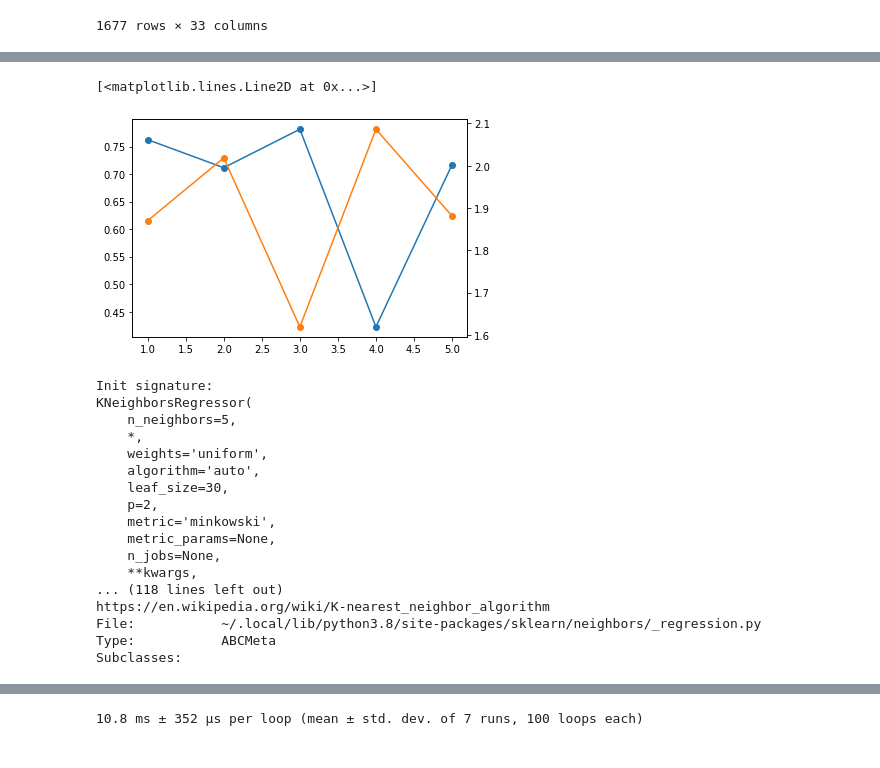
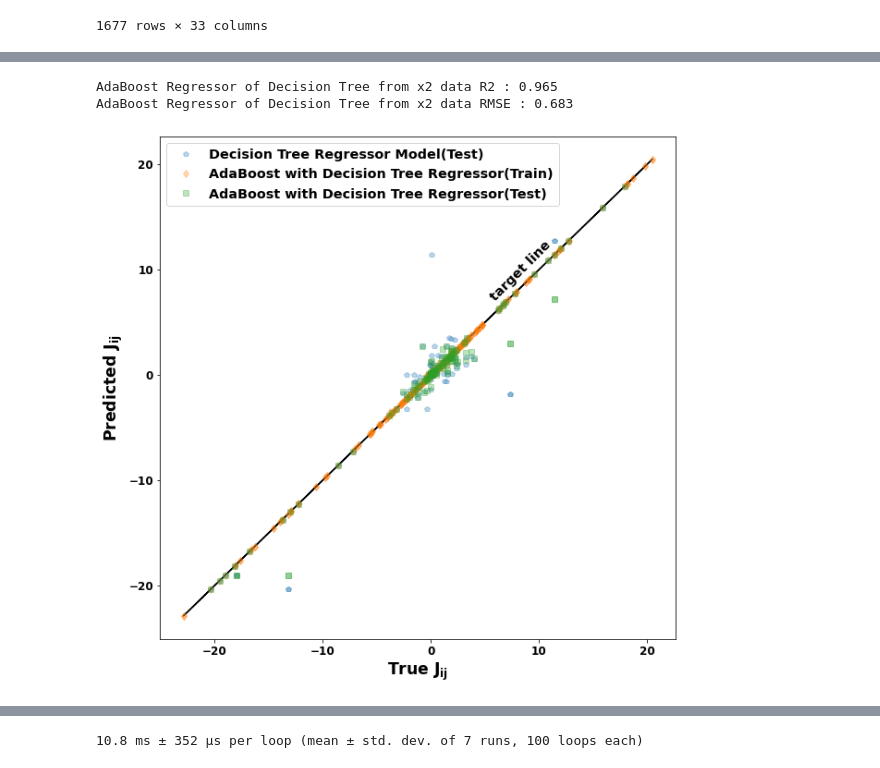
Before and after one commit to RubelMozumder/aiida_daily_work, a Jupyter notebook: Daily_Work_bin/ML_from_imps_data.ipynb, the cells around one changed output, grey strips where cells are left out. Cells and saved outputs as stored; diff of their text form; code cells hidden in the pictures.

```diff
--- a/Daily_Work_bin/ML_from_imps_data.ipynb
+++ b/Daily_Work_bin/ML_from_imps_data.ipynb
@@ -384,34 +329,36 @@ Subclasses:
-# %%
-q = []
-for nrun in range(1,6):
-    Xtrain, Xtest, ytrain, ytest = train_test_split(X, y, test_size=0.2)
-    KerRid_reg = KernelRidge(alpha=0.10, kernel='poly', degree=4)
-    KerRid_reg.fit(Xtrain,ytrain)
-    q.append([nrun, KerRid_reg.score(Xtest,ytest), np.sqrt(mean_squared_error(y_true=ytest, y_pred=KerRid_reg.predict(Xtest)))])
-q = np.array(q)
-plt.plot(q[:,0], q[:,1], 'o-')
-plt.twinx()
-plt.plot(q[:,0], q[:,2], 'o-', color='C1')
-# %% [output]
-[<matplotlib.lines.Line2D at 0x...>]
-[figure, removed]
-# %%
-KNeighborsRegressor?
-# %% [output]
-Init signature:
-KNeighborsRegressor(
-    n_neighbors=5,
-    *,
-    weights='uniform',
-    algorithm='auto',
-    leaf_size=30,
-    p=2,
-    metric='minkowski',
-    metric_params=None,
-    n_jobs=None,
-    **kwargs,
-... (118 lines left out)
-https://en.wikipedia.org/wiki/K-nearest_neighbor_algorithm
-File:           ~/.local/lib/python3.8/site-packages/sklearn/neighbors/_regression.py
-Type:           ABCMeta
-Subclasses:
+# %%
+font = {'family':'Normal',
+        'weight':'bold',
+        'size':12
+       }
+plt.rc('font', **font)
+
+plt.figure(figsize=(10,10))
+from sklearn.kernel_ridge import KernelRidge
+
+DecTreReg2 = DecisionTreeRegressor()
+DecTreReg2.fit(Xtrain2,ytrain2)
+DecTre2Pre = DecTreReg2.predict(Xtest2)
+
+AdaBooRegDecTre2 = AdaBoostRegressor(DecTreReg2,n_estimators=100)
+AdaBooRegDecTre2.fit(Xtrain2, ytrain2)
+
+y_AdaBooRegDecTre2_tr_pre = AdaBooRegDecTre2.predict(Xtrain2)
+y_AdaBooRegDecTre2_te_pre = AdaBooRegDecTre2.predict(Xtest2)
+print('AdaBoost Regressor of Decision Tree from x2 data R2 : '+ str(round(AdaBooRegDecTre2.score(Xtest2,ytest2), 3)))
+print('AdaBoost Regressor of Decision Tree from x2 data RMSE : %.3f' % np.sqrt(mean_squared_error(y_true=ytest2,
+                                                                             y_pred=AdaBooRegDecTre2.predict(Xtest2))))
+plt.plot(y,y, 'black')
+plt.text(s='target line', x=6, y=7, fontsize='large', rotation_mode='anchor', rotation=45, )
+plt.plot(ytest2, DecTre2Pre, 'p', alpha= 0.3, label='Decision Tree Regressor Model(Test)')
+plt.plot(ytrain2, y_AdaBooRegDecTre2_tr_pre, 'd', alpha=0.3, label='AdaBoost with Decision Tree Regressor(Train)')
+plt.plot(ytest2, y_AdaBooRegDecTre2_te_pre, 's', alpha=0.3, label='AdaBoost with Decision Tree Regressor(Test)')
+
+plt.legend(fontsize='large')
+plt.ylabel('$\mathrm{Predicted\ J_{ij}}$', fontsize='x-large', weight= 'bold')
+plt.xlabel('$\mathrm{True\ J_{ij}}$', fontsize='x-large', weight='bold')
+plt.savefig('DTR_Adaboost.png', bbox_inches='tight', fontdict=font, dpi=300)
+# %% [output]
+AdaBoost Regressor of Decision Tree from x2 data R2 : 0.965
+AdaBoost Regressor of Decision Tree from x2 data RMSE : 0.683
+[figure, added]
```
Also changed, not shown: parts of 27 cells of this notebook, 9 other files.
